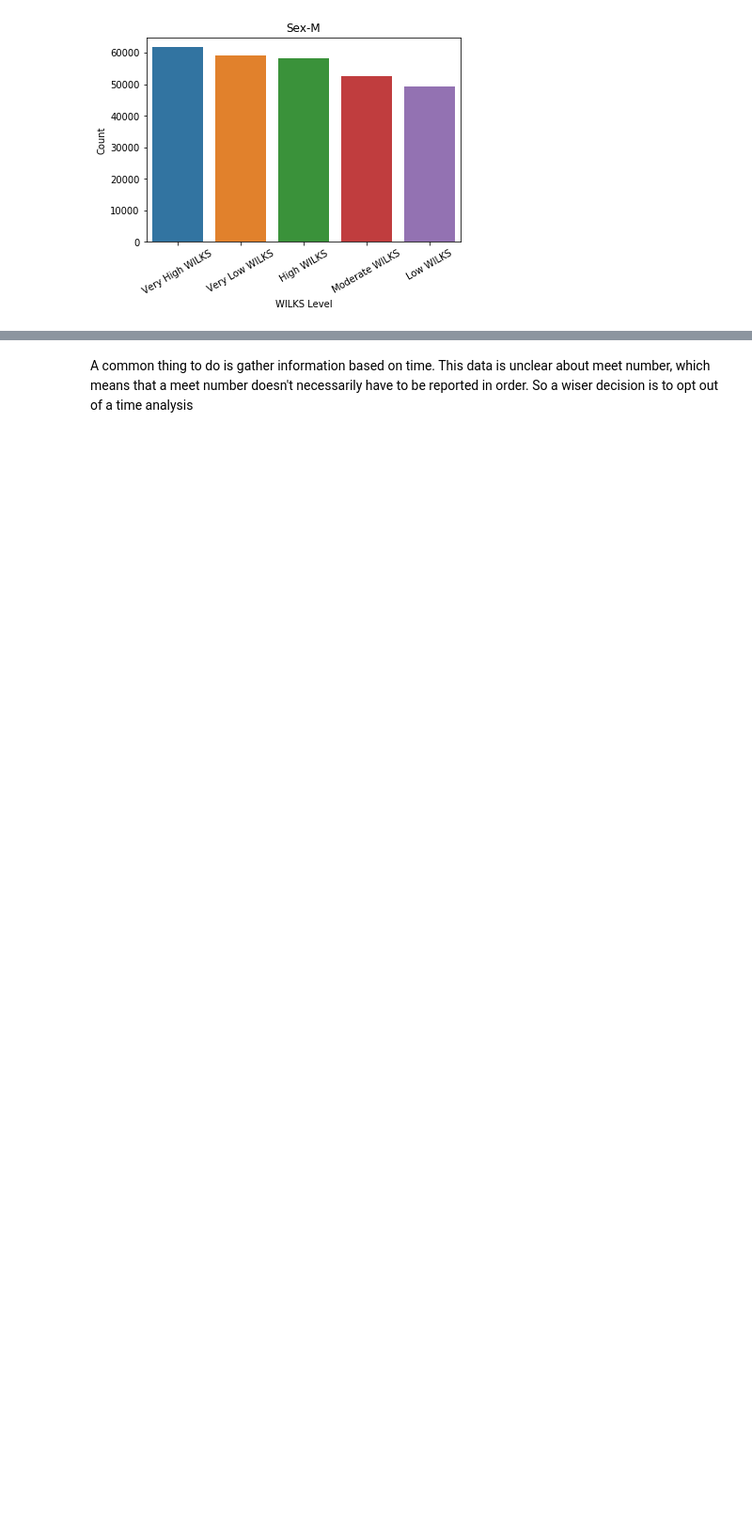
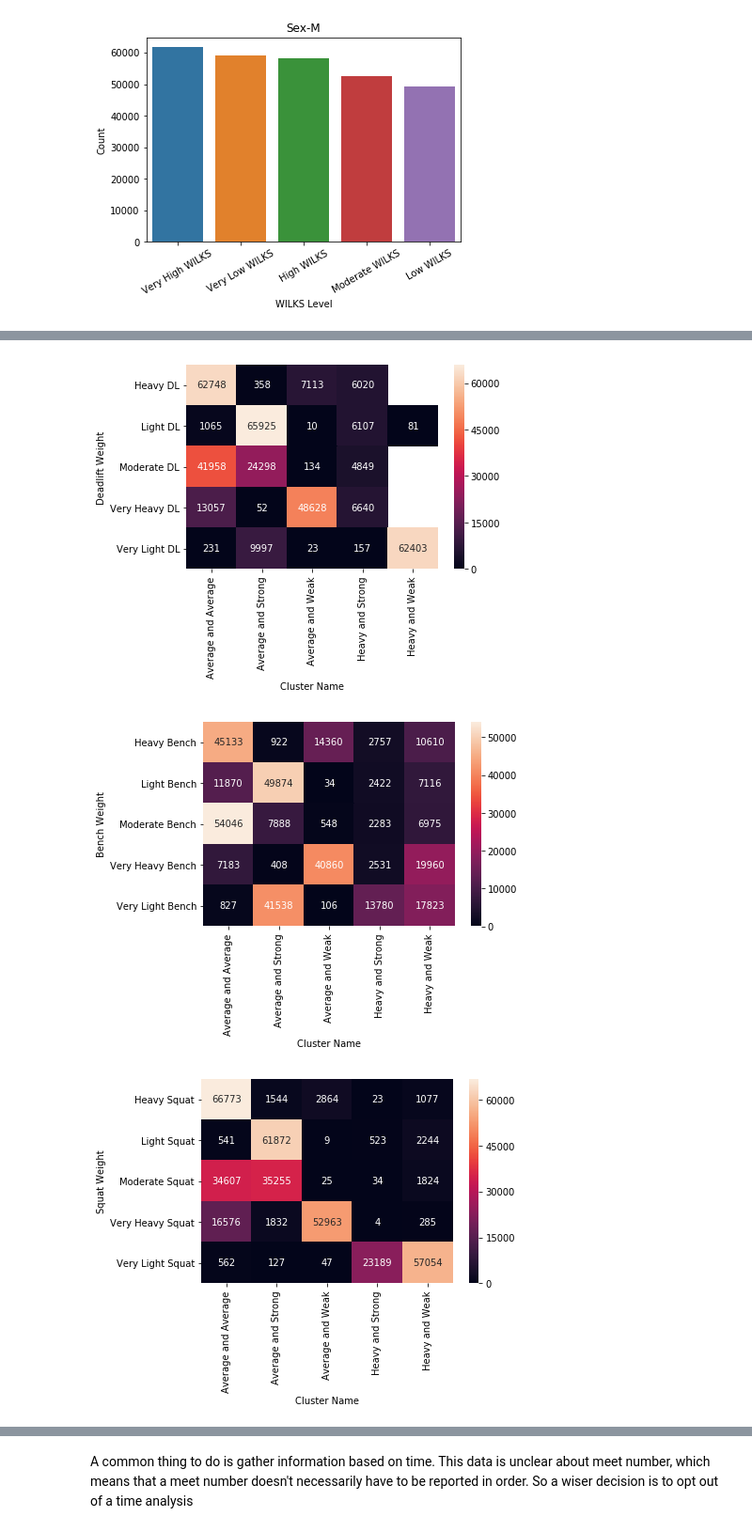
Before and after one commit to AlbertUlysses/powerlifting-eda, a Jupyter notebook: powerlifting.ipynb, the cells around one changed output, grey strips where cells are left out. Shown at 94% size. Drawn from its saved outputs; the diff is of its cells as text; code cells hidden in the pictures; blank space fills up the shorter version.

```diff
--- a/powerlifting.ipynb
+++ b/powerlifting.ipynb
@@ -55,7 +57,5 @@ powerlift_barchart( 'Sex', 'M', 'WILKS Level')
 # %%
-# The last column is arbitary, if it is not called, then we will have the same value given too many times ( one
-# for every other column in the dataframe)
-def powerlift_pivot_map(rows, columns, calc_field):
+def powerlift_pivot_count(rows, columns, calc_field):
     powerlift_pivot = powerlift.pivot_table(values=calc_field,
                               index=rows,
                               columns=columns,
@@ -63,3 +63,12 @@ def powerlift_pivot_map(rows, columns, calc_field):
                              ).dropna(axis=0, how='all')
     sns.heatmap(powerlift_pivot, annot = True, fmt = 'g')
     plt.show()
+# %%
+powerlift_pivot_count( 'Deadlift Weight', 'Cluster Name', 'Federation')
+powerlift_pivot_count( 'Bench Weight', 'Cluster Name', 'Federation')
+powerlift_pivot_count( 'Squat Weight', 'Cluster Name', 'Federation')
+powerlift_pivot_count( 'Equipment', 'WILKS Level', 'Federation')
+# %% [output]
+[figure, added]
+[figure, added]
+[figure, added]
```
Also changed, not shown: parts of 4 cells of this notebook.
